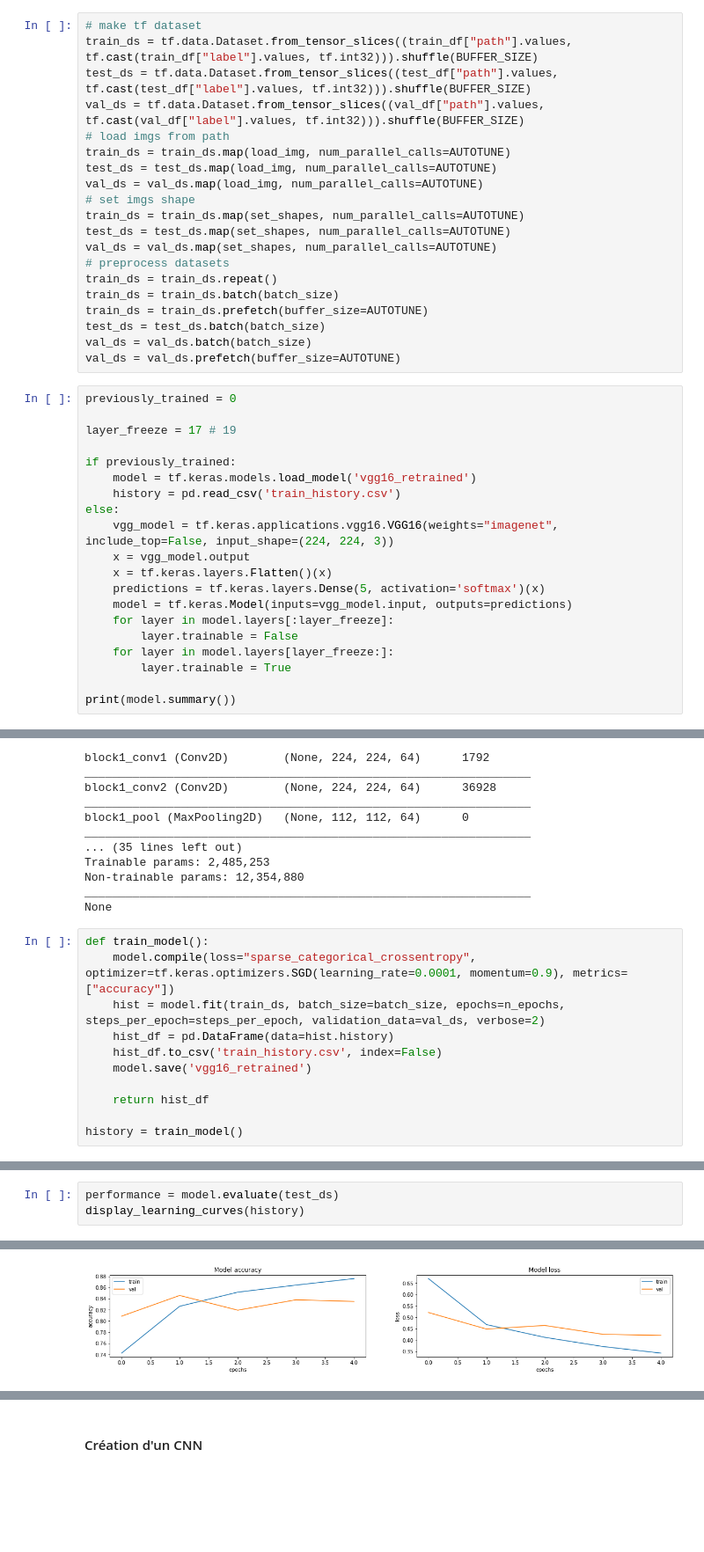
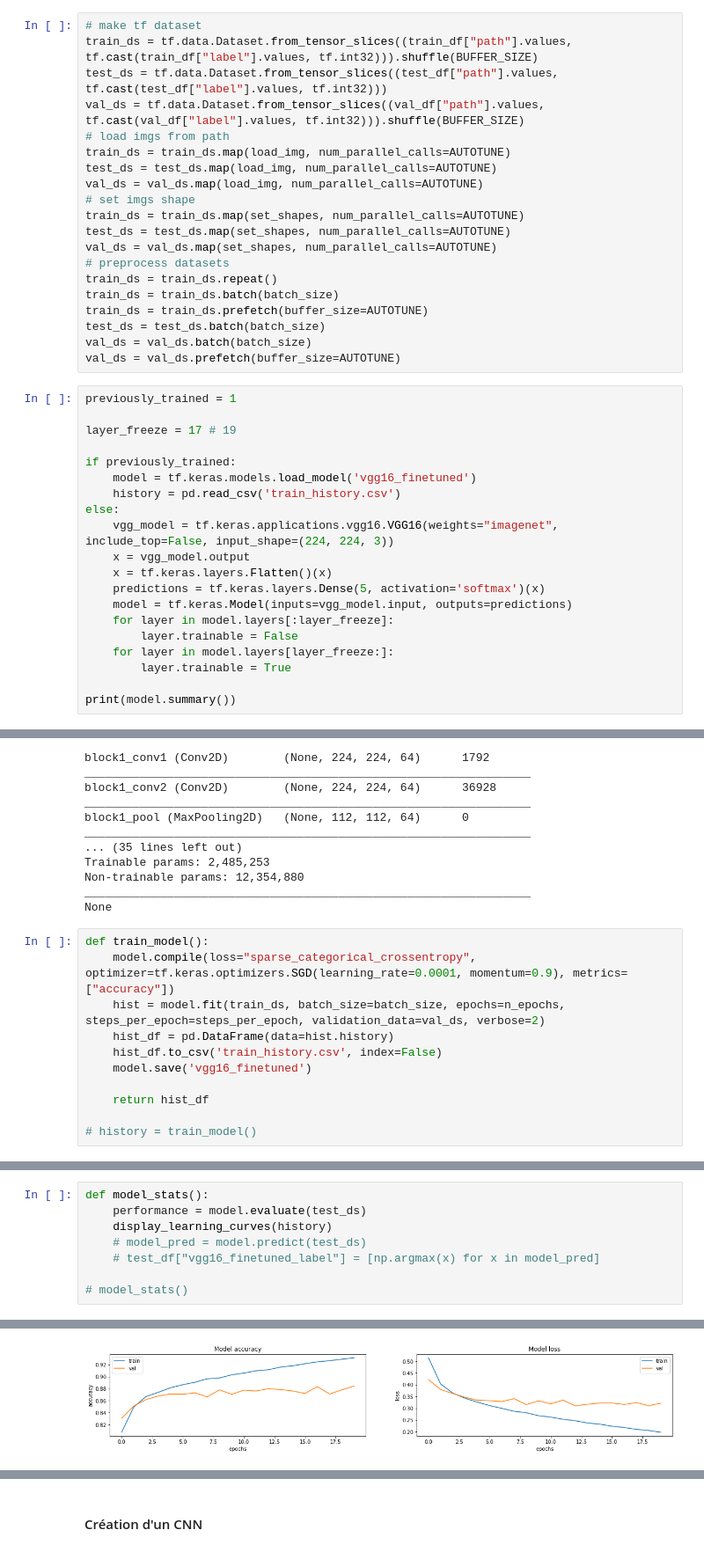
Before and after one commit to ThibaultDieudonne/Comments-and-Pictures-Classification, a Jupyter notebook: n.ipynb, the cells around one changed output, grey strips where cells are left out. Shown: that part at 88% size. Saved outputs shown, nothing was run; the diff lists cells and outputs as text; blank space fills up the shorter version.

```diff
--- a/n.ipynb
+++ b/n.ipynb
@@ -426,7 +444,7 @@ def tsne(mdl):
 # %%
 # make tf dataset
 train_ds = tf.data.Dataset.from_tensor_slices((train_df["path"].values, tf.cast(train_df["label"].values, tf.int32))).shuffle(BUFFER_SIZE)
-test_ds = tf.data.Dataset.from_tensor_slices((test_df["path"].values, tf.cast(test_df["label"].values, tf.int32))).shuffle(BUFFER_SIZE)
+test_ds = tf.data.Dataset.from_tensor_slices((test_df["path"].values, tf.cast(test_df["label"].values, tf.int32)))
 val_ds = tf.data.Dataset.from_tensor_slices((val_df["path"].values, tf.cast(val_df["label"].values, tf.int32))).shuffle(BUFFER_SIZE)
 # load imgs from path
 train_ds = train_ds.map(load_img, num_parallel_calls=AUTOTUNE)
@@ -444,12 +462,12 @@ test_ds = test_ds.batch(batch_size)
 val_ds = val_ds.batch(batch_size)
 val_ds = val_ds.prefetch(buffer_size=AUTOTUNE)
 # %%
-previously_trained = 0
+previously_trained = 1
 
 layer_freeze = 17 # 19
 
 if previously_trained:
-    model = tf.keras.models.load_model('vgg16_retrained')
+    model = tf.keras.models.load_model('vgg16_finetuned')
     history = pd.read_csv('train_history.csv')
 else:
     vgg_model = tf.keras.applications.vgg16.VGG16(weights="imagenet", include_top=False, input_shape=(224, 224, 3))
@@ -487,8 +505,8 @@ def train_model():
     hist = model.fit(train_ds, batch_size=batch_size, epochs=n_epochs, steps_per_epoch=steps_per_epoch, validation_data=val_ds, verbose=2)
     hist_df = pd.DataFrame(data=hist.history)
     hist_df.to_csv('train_history.csv', index=False)
-    model.save('vgg16_retrained')
+    model.save('vgg16_finetuned')
 
     return hist_df
 
-history = train_model()
+# history = train_model()
@@ -507,4 +513,9 @@ INFO:tensorflow:Assets written to: vgg16_retrained\assets
 # %%
-performance = model.evaluate(test_ds)
-display_learning_curves(history)
+def model_stats():
+    performance = model.evaluate(test_ds)
+    display_learning_curves(history)
+    # model_pred = model.predict(test_ds)
+    # test_df["vgg16_finetuned_label"] = [np.argmax(x) for x in model_pred]
+
+# model_stats()
 # %% [output]
@@ -512 +523 @@ display_learning_curves(history)
-[figure, old version]
+[figure, new version]
```
Also changed, not shown: parts of 12 cells of this notebook, 16 other files.
